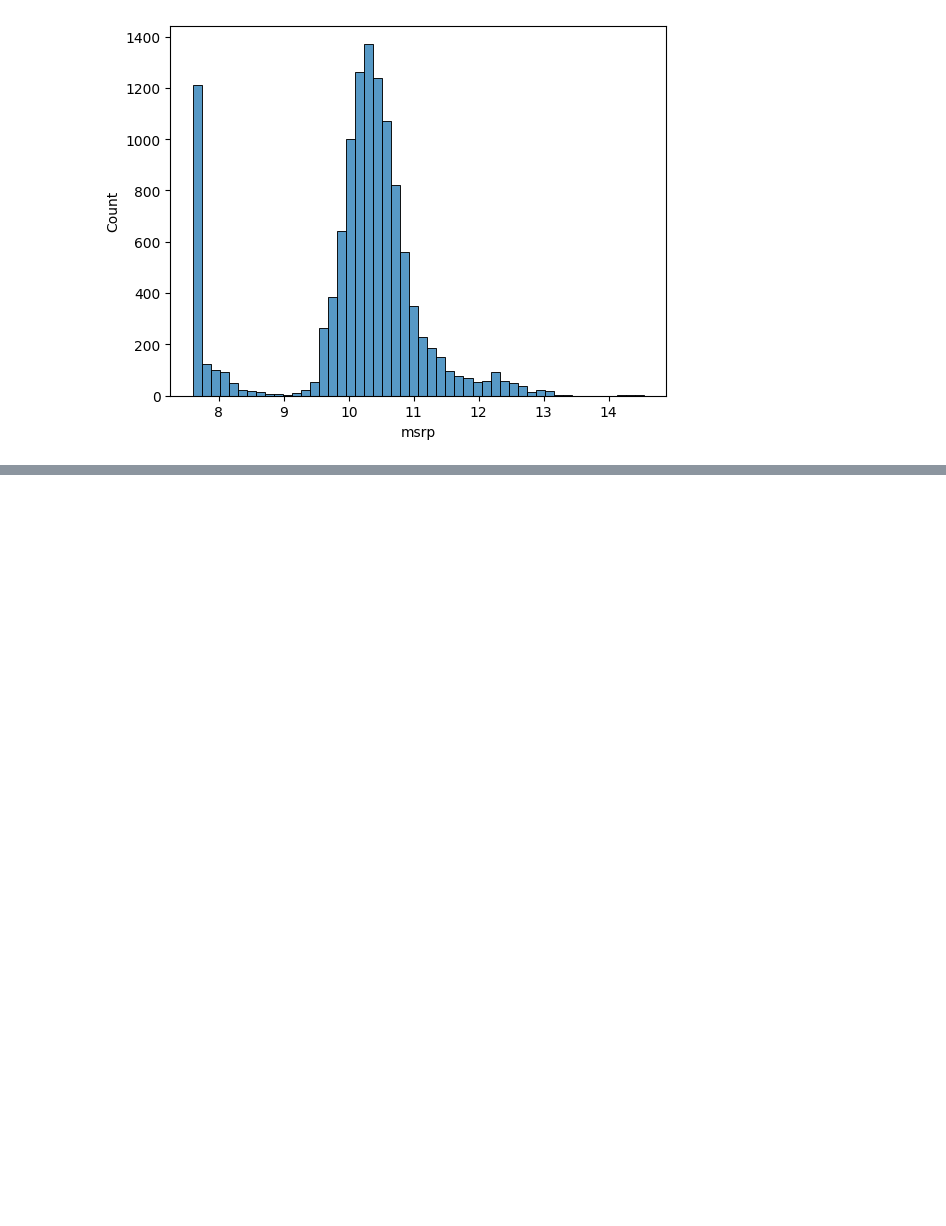
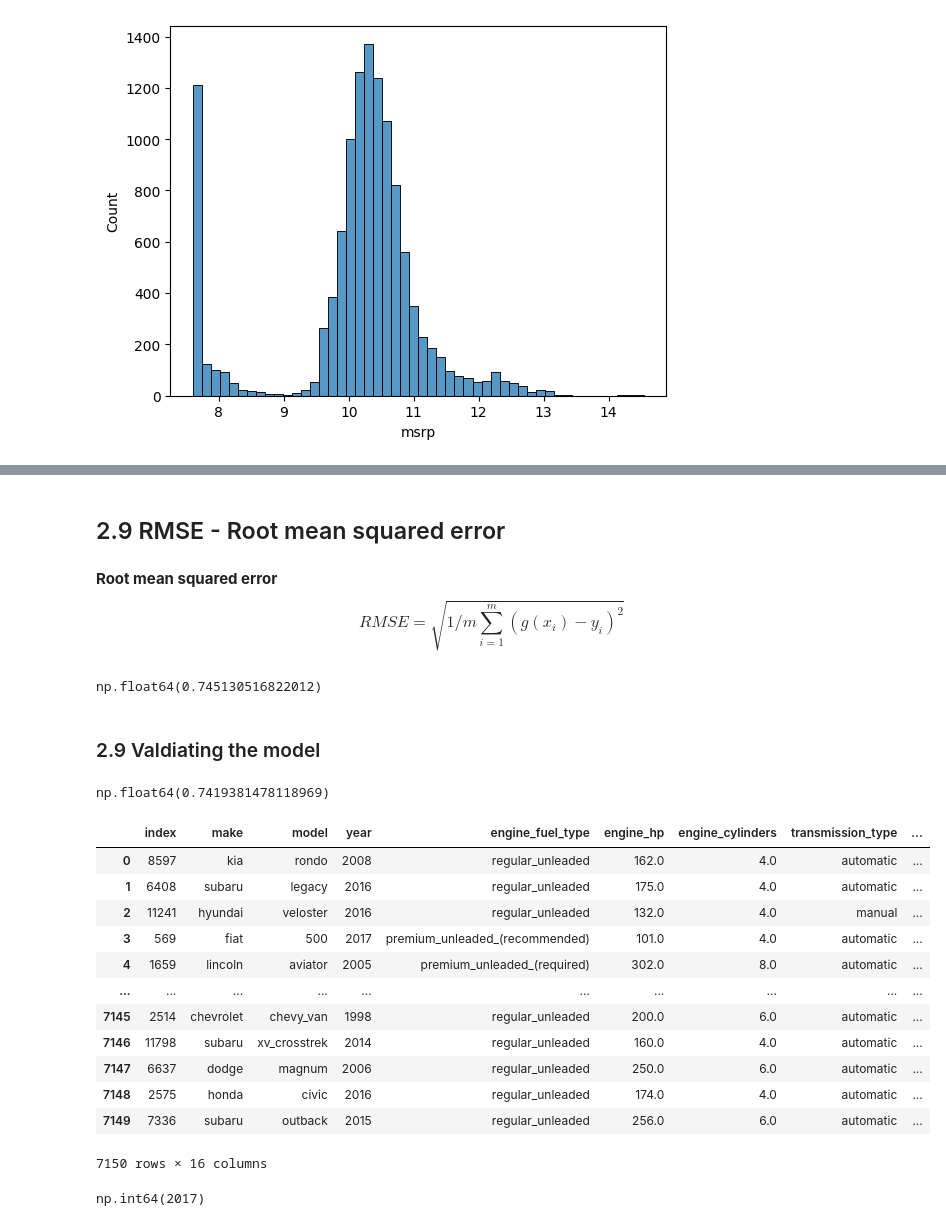
Before and after one commit to khvatov/machine-learning-zoomcamp-homework, a Jupyter notebook: 02-regression/regression_practice.ipynb, the cells around one changed output, grey strips where cells are left out. Drawn from its saved outputs; the diff is of its cells as text; code cells hidden in the pictures; blank space fills up the shorter version.

```diff
--- a/02-regression/regression_practice.ipynb
+++ b/02-regression/regression_practice.ipynb
@@ -148,0 +210,4 @@ sns.histplot(price_logs, bins=50)
+# %%
+n = len(df)
+# %%
+idx = np.arange(n)
@@ -148,0 +221,4 @@ sns.histplot(price_logs, bins=50)
+# %%
+df_train = df.iloc[idx[n_val*2:]]
+df_val = df.iloc[idx[:n_val]]
+df_test = df.iloc[idx[n_val:n_val*2]]
@@ -148,0 +245,4 @@ sns.histplot(price_logs, bins=50)
+# %%
+df_train = df_train.reset_index()
+df_val = df_val.reset_index()
+df_test= df_test.reset_index()
@@ -148,0 +491,5 @@ sns.histplot(price_logs, bins=50)
+# %% [markdown]
+## 2.9 RMSE - Root mean squared error
+# %% [markdown]
+**Root mean squared error**
+$$RMSE=\sqrt{ 1/m\sum_{i=1}^m \left(g\left(x_i\right) - y_i\right)^2 }$$
@@ -148,0 +501,6 @@ sns.histplot(price_logs, bins=50)
+# %%
+rmse(y_train, y_pred)
+# %% [output]
+np.float64(0.745130516822012)
+# %% [markdown]
+### 2.9 Valdiating the model
@@ -148,0 +520,31 @@ sns.histplot(price_logs, bins=50)
+# %%
+X_train = prepare_X(df_train)
+w0, w = train_linear_regression(X_train, y_train)
+
+X_val = prepare_X(df_val)
+y_pred = w0+ X_val.dot(w)
+
+rmse(y_val, y_pred)
+# %% [output]
+np.float64(0.7419381478118969)
+# %%
+df_train
+# %% [output]
+|  | index | make | model | year | engine_fuel_type | engine_hp | engine_cylinders | transmission_type | ... |
+| 0 | 8597 | kia | rondo | 2008 | regular_unleaded | 162.0 | 4.0 | automatic | ... |
+| 1 | 6408 | subaru | legacy | 2016 | regular_unleaded | 175.0 | 4.0 | automatic | ... |
+| 2 | 11241 | hyundai | veloster | 2016 | regular_unleaded | 132.0 | 4.0 | manual | ... |
+| 3 | 569 | fiat | 500 | 2017 | premium_unleaded_(recommended) | 101.0 | 4.0 | automatic | ... |
+| 4 | 1659 | lincoln | aviator | 2005 | premium_unleaded_(required) | 302.0 | 8.0 | automatic | ... |
+| ... | ... | ... | ... | ... | ... | ... | ... | ... | ... |
+| 7145 | 2514 | chevrolet | chevy_van | 1998 | regular_unleaded | 200.0 | 6.0 | automatic | ... |
+| 7146 | 11798 | subaru | xv_crosstrek | 2014 | regular_unleaded | 160.0 | 4.0 | automatic | ... |
+| 7147 | 6637 | dodge | magnum | 2006 | regular_unleaded | 250.0 | 6.0 | automatic | ... |
+| 7148 | 2575 | honda | civic | 2016 | regular_unleaded | 174.0 | 4.0 | automatic | ... |
+| 7149 | 7336 | subaru | outback | 2015 | regular_unleaded | 256.0 | 6.0 | automatic | ... |
+7150 rows × 16 columns
+# %%
+#when the data had been collected at the time of data collection
+df_train.year.max()
+# %% [output]
+np.int64(2017)
```
Also changed, not shown: parts of 87 cells of this notebook.
